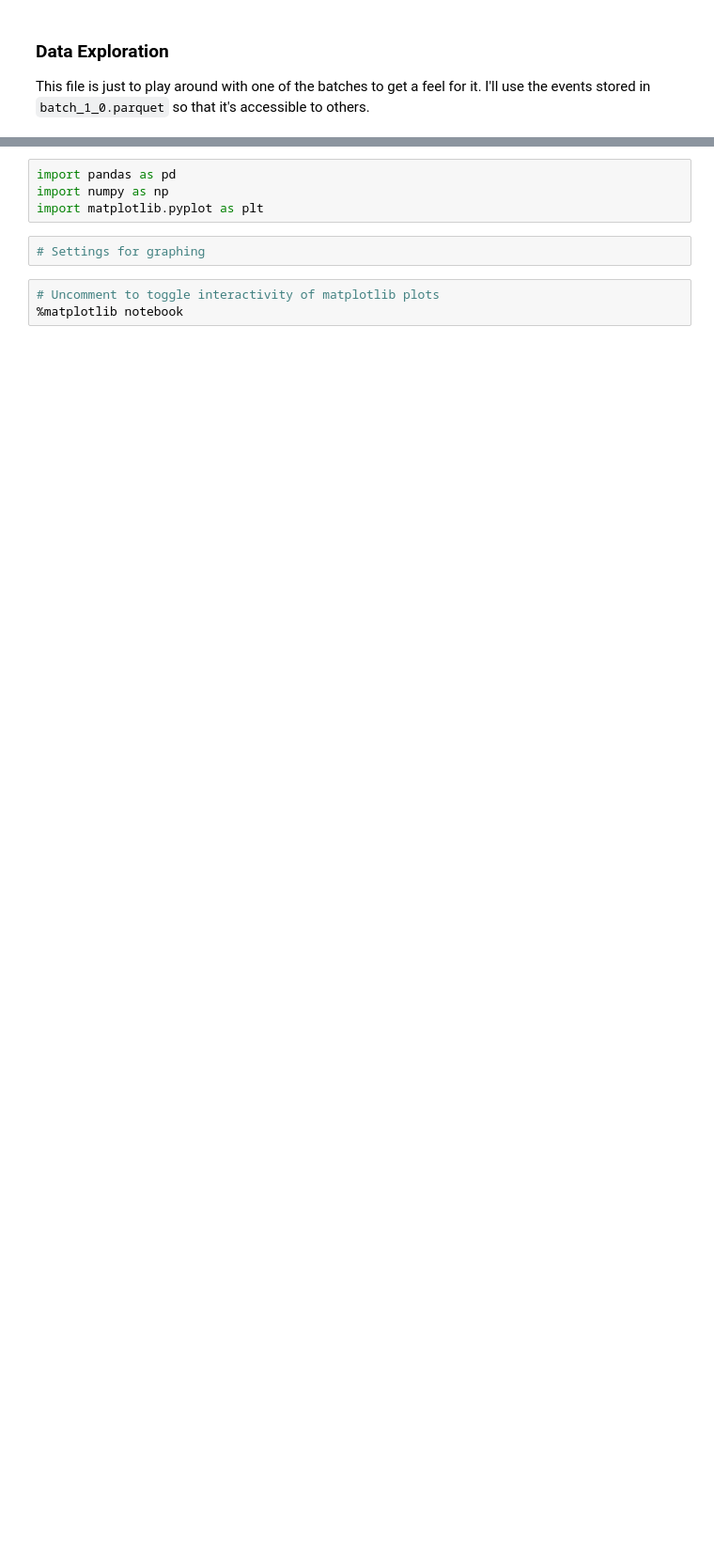
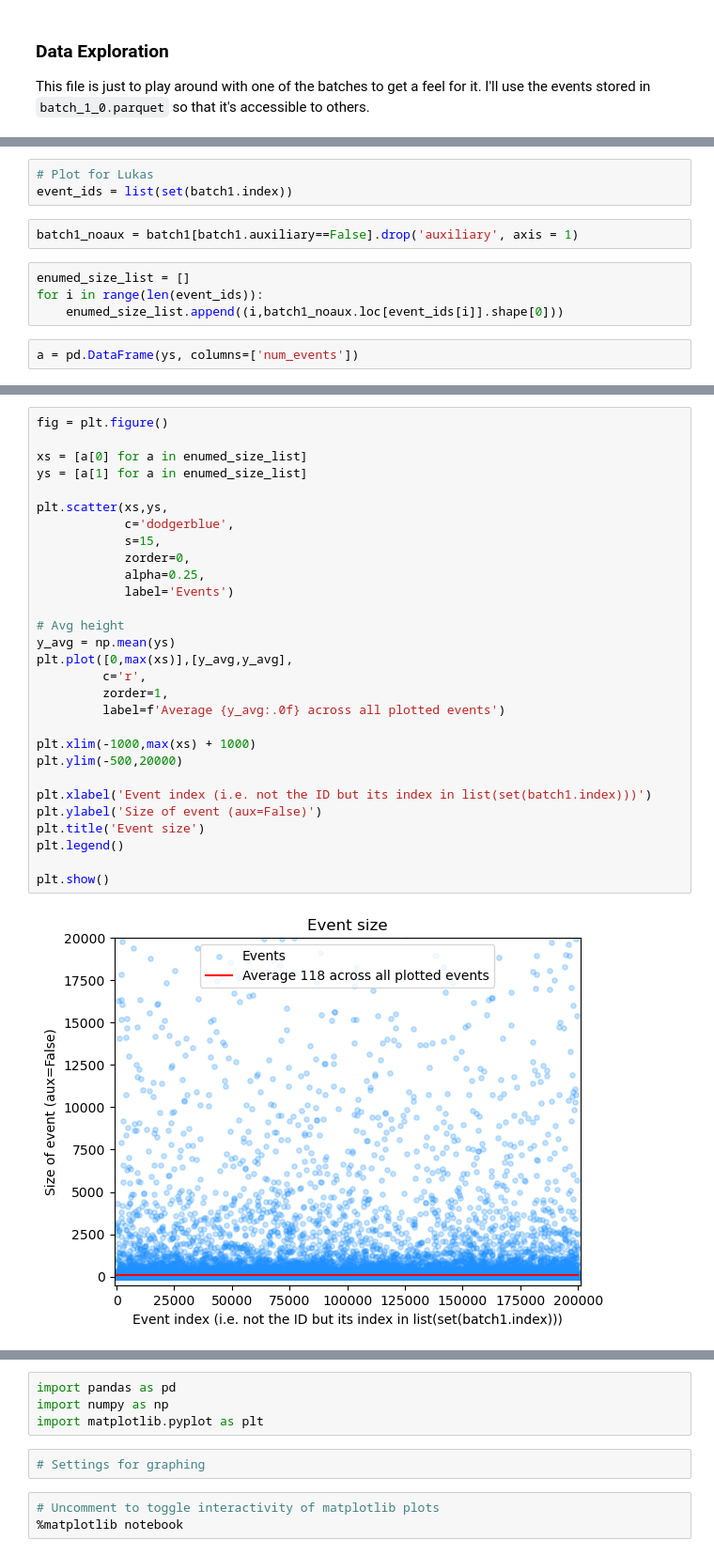
Before and after one commit to kdv97/ice-cube, a Jupyter notebook: Exploratory Data Analysis/batch1_testing.ipynb, the cells around one changed output, grey strips where cells are left out. Shown at 94% size. Cells and saved outputs as stored; diff of their text form; blank space fills up the shorter version.

```diff
--- a/Exploratory Data Analysis/batch1_testing.ipynb
+++ b/Exploratory Data Analysis/batch1_testing.ipynb
@@ -4,0 +14,11 @@ This file is just to play around with one of the batches to get a feel for it. I
+# %%
+# Plot for Lukas
+event_ids = list(set(batch1.index))
+# %%
+batch1_noaux = batch1[batch1.auxiliary==False].drop('auxiliary', axis = 1)
+# %%
+enumed_size_list = []
+for i in range(len(event_ids)):
+    enumed_size_list.append((i,batch1_noaux.loc[event_ids[i]].shape[0]))
+# %%
+a = pd.DataFrame(ys, columns=['num_events'])
@@ -4,0 +42,31 @@ This file is just to play around with one of the batches to get a feel for it. I
+# %%
+fig = plt.figure()
+
+xs = [a[0] for a in enumed_size_list]
+ys = [a[1] for a in enumed_size_list]
+
+plt.scatter(xs,ys,
+            c='dodgerblue',
+            s=15,
+            zorder=0,
+            alpha=0.25,
+            label='Events')
+
+# Avg height
+y_avg = np.mean(ys)
+plt.plot([0,max(xs)],[y_avg,y_avg],
+         c='r',
+         zorder=1,
+         label=f'Average {y_avg:.0f} across all plotted events')
+
+plt.xlim(-1000,max(xs) + 1000)
+plt.ylim(-500,20000)
+
+plt.xlabel('Event index (i.e. not the ID but its index in list(set(batch1.index)))')
+plt.ylabel('Size of event (aux=False)')
+plt.title('Event size')
+plt.legend()
+
+plt.show()
+# %% [output]
+[figure, added]
```
Also changed, not shown: parts of 8 cells of this notebook, 17 other files.
